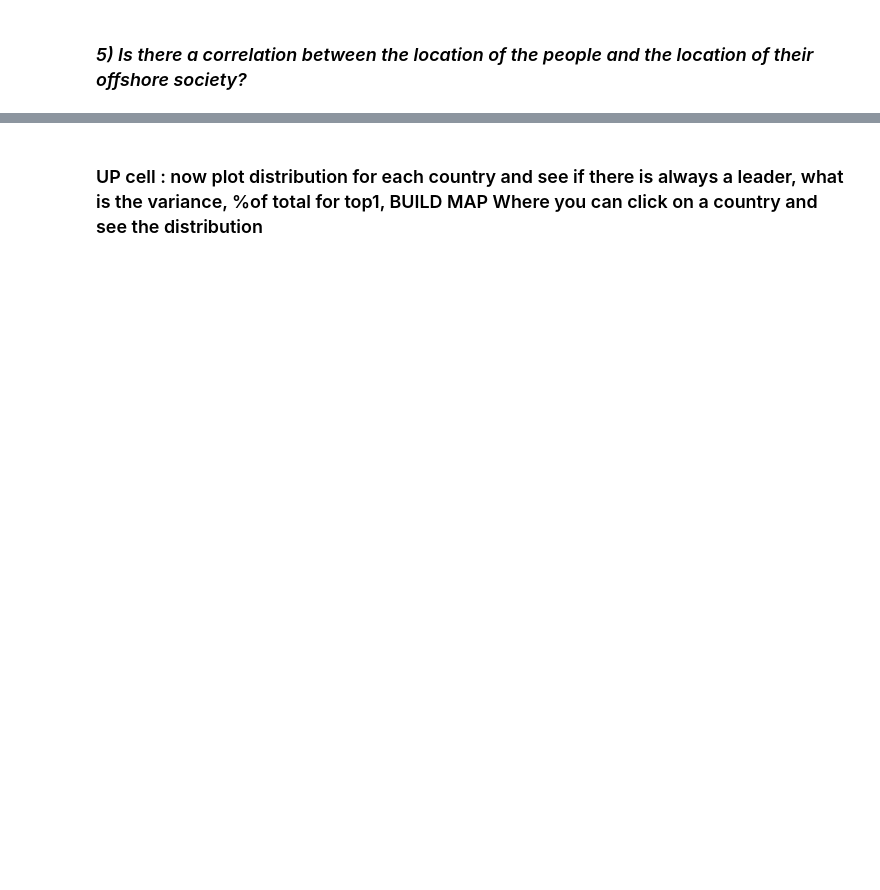
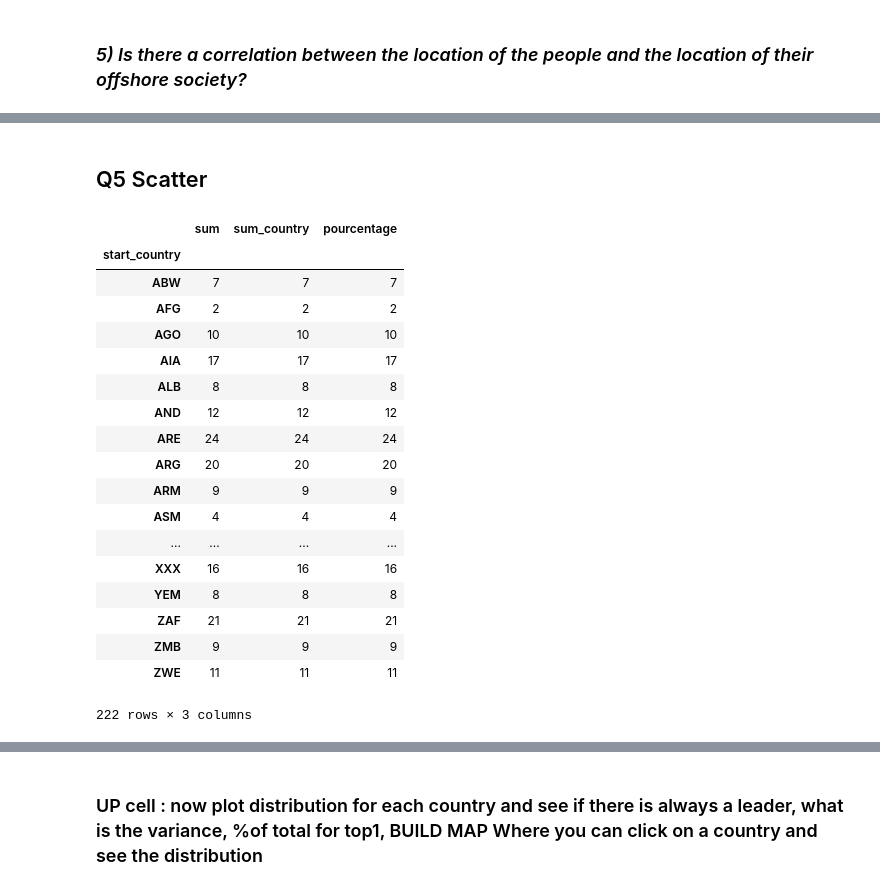
Before and after one commit to yymartin/ADA_Project_Cobra, a Jupyter notebook: Main.ipynb, the cells around one changed output, grey strips where cells are left out. Cells and saved outputs as stored; diff of their text form; code cells hidden in the pictures; blank space fills up the shorter version.

```diff
--- a/Main.ipynb
+++ b/Main.ipynb
@@ -576,0 +741,27 @@ edges_q5.groupby(['start_country', 'end_jurisdiction']).sum()
+# %% [markdown]
+## Q5 Scatter
+# %%
+q5_distrib_country = q5_distrib.groupby('start_country').sum()
+q5_distrib_country = q5_distrib.join(q5_distrib_country, how = 'left', on = 'start_country', rsuffix = '_country')
+q5_distrib_country['pourcentage'] = q5_distrib_country['sum']/q5_distrib_country['sum_country']
+q5_distrib_country.groupby('start_country').count()
+# %% [output]
+|  | sum | sum_country | pourcentage |
+| start_country |  |  |  |
+| ABW | 7 | 7 | 7 |
+| AFG | 2 | 2 | 2 |
+| AGO | 10 | 10 | 10 |
+| AIA | 17 | 17 | 17 |
+| ALB | 8 | 8 | 8 |
+| AND | 12 | 12 | 12 |
+| ARE | 24 | 24 | 24 |
+| ARG | 20 | 20 | 20 |
+| ARM | 9 | 9 | 9 |
+| ASM | 4 | 4 | 4 |
+| ... | ... | ... | ... |
+| XXX | 16 | 16 | 16 |
+| YEM | 8 | 8 | 8 |
+| ZAF | 21 | 21 | 21 |
+| ZMB | 9 | 9 | 9 |
+| ZWE | 11 | 11 | 11 |
+222 rows × 3 columns
```
Also changed, not shown: parts of 31 cells of this notebook.
